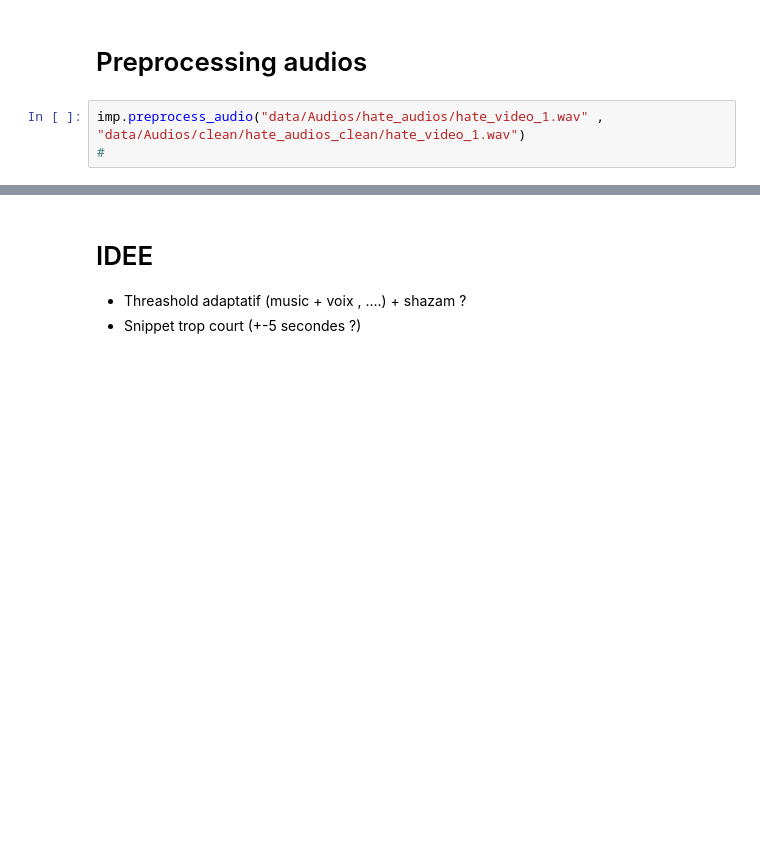
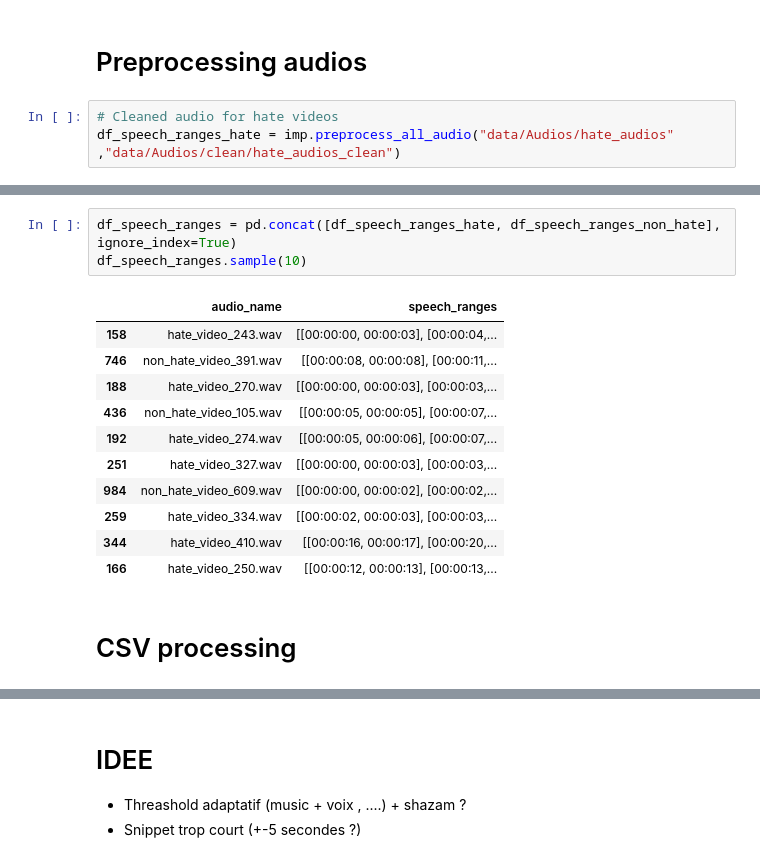
Before and after one commit to loris-fab/Deep_learning, a Jupyter notebook: test.ipynb, the cells around one changed output, grey strips where cells are left out. Cells and saved outputs as stored; diff of their text form; blank space fills up the shorter version.

```diff
--- a/test.ipynb
+++ b/test.ipynb
@@ -281,6 +140,6 @@ Extraction de l'audio terminée !
 # %% [markdown]
 # Preprocessing audios
 # %%
-imp.preprocess_audio("data/Audios/hate_audios/hate_video_1.wav" , "data/Audios/clean/hate_audios_clean/hate_video_1.wav")
-#
+# Cleaned audio for hate videos
+df_speech_ranges_hate = imp.preprocess_all_audio("data/Audios/hate_audios" ,"data/Audios/clean/hate_audios_clean")
 # %% [output]
@@ -290,0 +204,17 @@ Downloading: "https://github.com/snakers4/silero-vad/zipball/master" to /home/ze
+# %%
+df_speech_ranges = pd.concat([df_speech_ranges_hate, df_speech_ranges_non_hate], ignore_index=True)
+df_speech_ranges.sample(10)
+# %% [output]
+|  | audio_name | speech_ranges |
+| 158 | hate_video_243.wav | [[00:00:00, 00:00:03], [00:00:04,... |
+| 746 | non_hate_video_391.wav | [[00:00:08, 00:00:08], [00:00:11,... |
+| 188 | hate_video_270.wav | [[00:00:00, 00:00:03], [00:00:03,... |
+| 436 | non_hate_video_105.wav | [[00:00:05, 00:00:05], [00:00:07,... |
+| 192 | hate_video_274.wav | [[00:00:05, 00:00:06], [00:00:07,... |
+| 251 | hate_video_327.wav | [[00:00:00, 00:00:03], [00:00:03,... |
+| 984 | non_hate_video_609.wav | [[00:00:00, 00:00:02], [00:00:02,... |
+| 259 | hate_video_334.wav | [[00:00:02, 00:00:03], [00:00:03,... |
+| 344 | hate_video_410.wav | [[00:00:16, 00:00:17], [00:00:20,... |
+| 166 | hate_video_250.wav | [[00:00:12, 00:00:13], [00:00:13,... |
+# %% [markdown]
+# CSV processing
```
Also changed, not shown: parts of 22 cells of this notebook, 1 other file.
